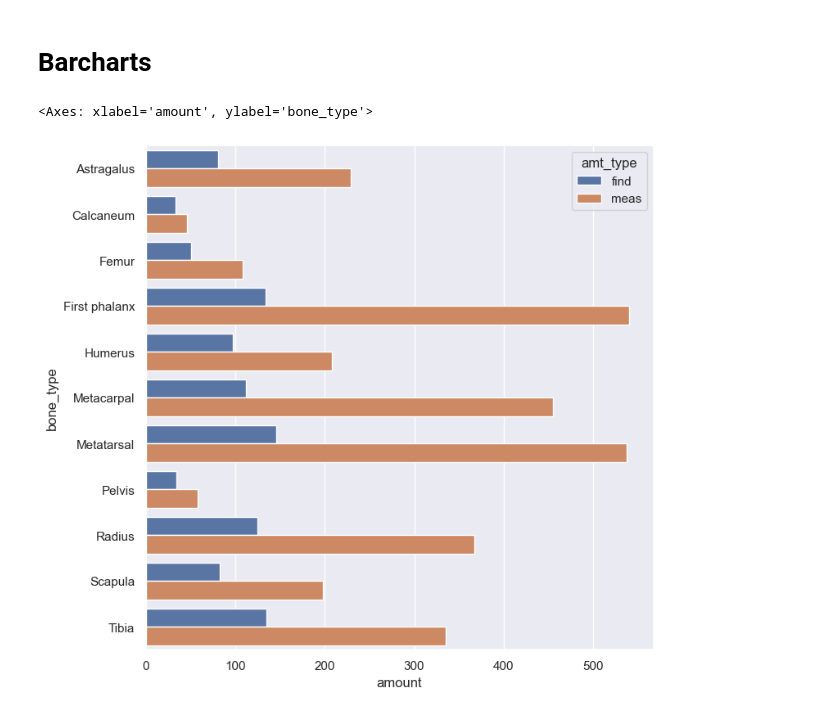
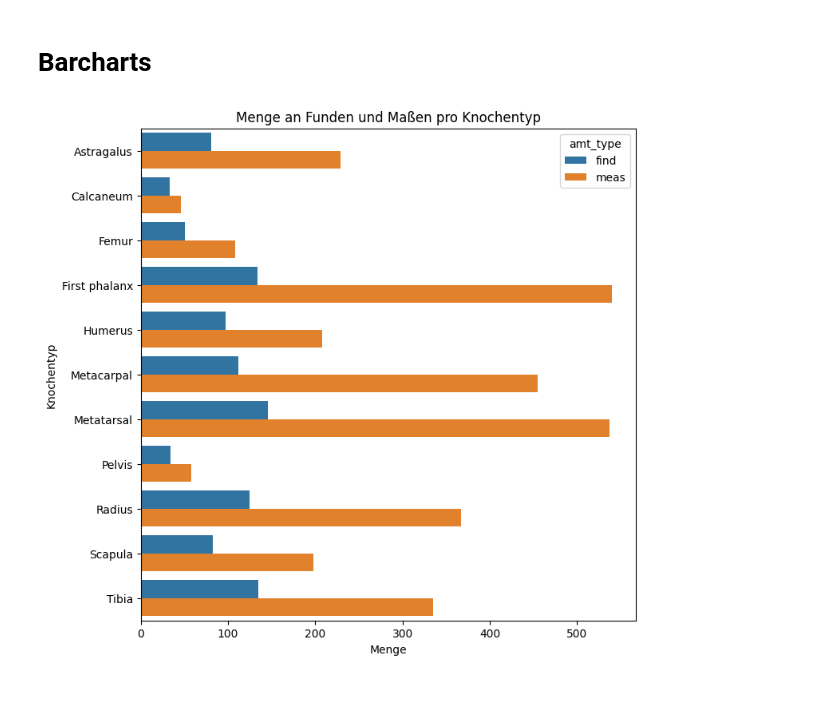
Before and after one commit to Graunarmin/animal-bones, a Jupyter notebook: code/ab_plots.ipynb, the cells around one changed output. Cells and saved outputs as stored; diff of their text form; code cells hidden in the pictures.

```diff
--- a/code/ab_plots.ipynb
+++ b/code/ab_plots.ipynb
@@ -18,18 +18,9 @@ for file in os.listdir(directory):
         #plotting.raincloud_plot(df, bone_type)
 # %% [markdown]
 # Barcharts
-# %%
-import seaborn as sns
-import matplotlib.pyplot as plt
-
-sns.set(style="darkgrid")
-
-amounts = lw.load_csv("../data/csv/amt-measures-findings.csv")
-
-plt.figure(figsize=(8,8))
-
-sns.barplot(x='amount', y='bone_type', hue='amt_type', data=amounts,
-            ci=None)
-# %% [output]
-<Axes: xlabel='amount', ylabel='bone_type'>
-[figure, removed]
+# %%
+amounts = lw.load_csv("../data/csv/amt-measures-findings.csv")
+
+plotting.seaborn_vertical_barchart(amounts)
+# %% [output]
+[figure, added]
```
Also changed, not shown: 16 other files.
